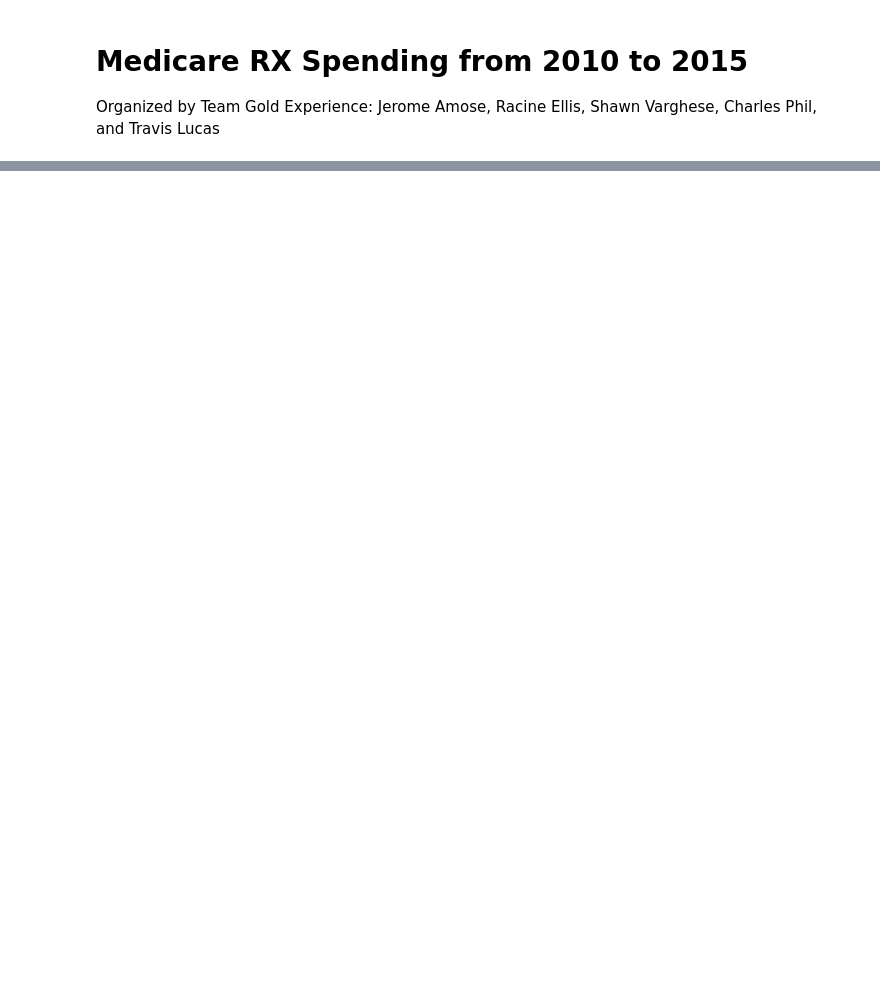
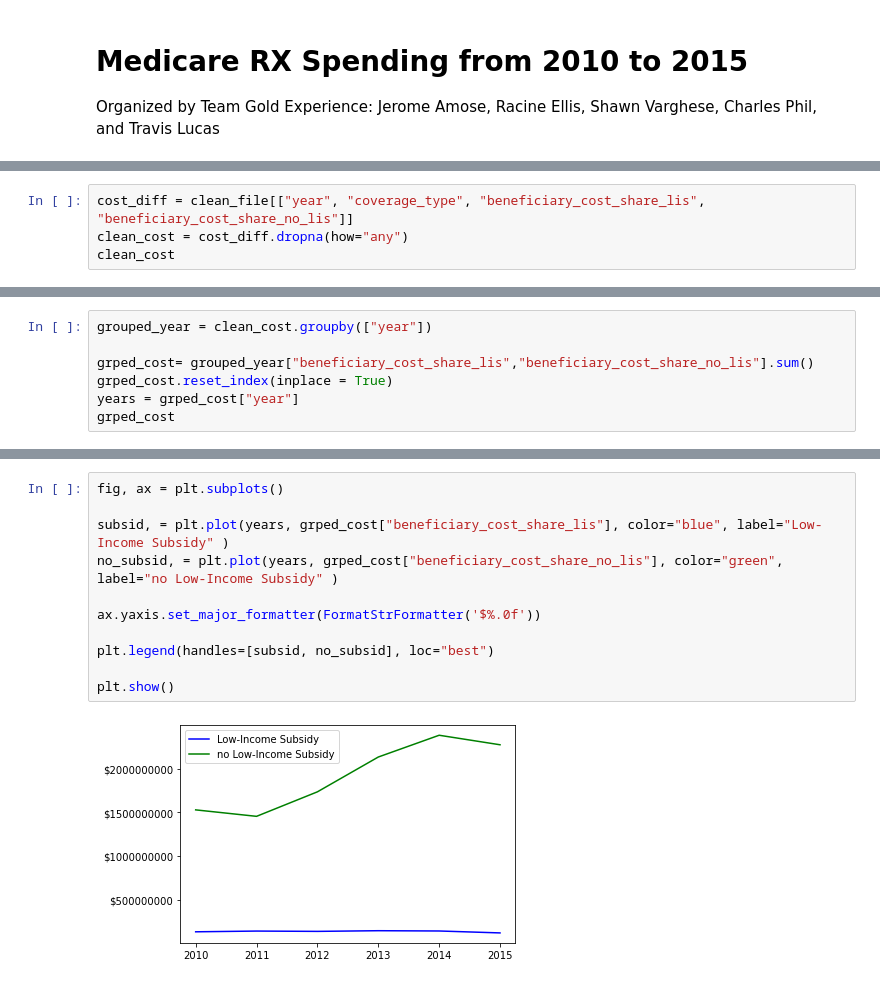
Before and after one commit to charlesphil/medicare-drugs-cost-analysis, a Jupyter notebook: medicare_drug_cost_analysis.ipynb, the cells around one changed output, grey strips where cells are left out. Cells and saved outputs as stored; diff of their text form; blank space fills up the shorter version.

```diff
--- a/medicare_drug_cost_analysis.ipynb
+++ b/medicare_drug_cost_analysis.ipynb
@@ -29,0 +78,4 @@ file
+# %%
+cost_diff = clean_file[["year", "coverage_type", "beneficiary_cost_share_lis", "beneficiary_cost_share_no_lis"]]
+clean_cost = cost_diff.dropna(how="any")
+clean_cost
@@ -29,0 +96,7 @@ file
+# %%
+grouped_year = clean_cost.groupby(["year"])
+
+grped_cost= grouped_year["beneficiary_cost_share_lis","beneficiary_cost_share_no_lis"].sum()
+grped_cost.reset_index(inplace = True)
+years = grped_cost["year"]
+grped_cost
@@ -29,0 +111,13 @@ file
+# %%
+fig, ax = plt.subplots()
+
+subsid, = plt.plot(years, grped_cost["beneficiary_cost_share_lis"], color="blue", label="Low-Income Subsidy" )
+no_subsid, = plt.plot(years, grped_cost["beneficiary_cost_share_no_lis"], color="green", label="no Low-Income Subsidy" )
+
+ax.yaxis.set_major_formatter(FormatStrFormatter('$%.0f'))
+
+plt.legend(handles=[subsid, no_subsid], loc="best")
+
+plt.show()
+# %% [output]
+[figure, added]
```
Also changed, not shown: parts of 6 cells of this notebook.
